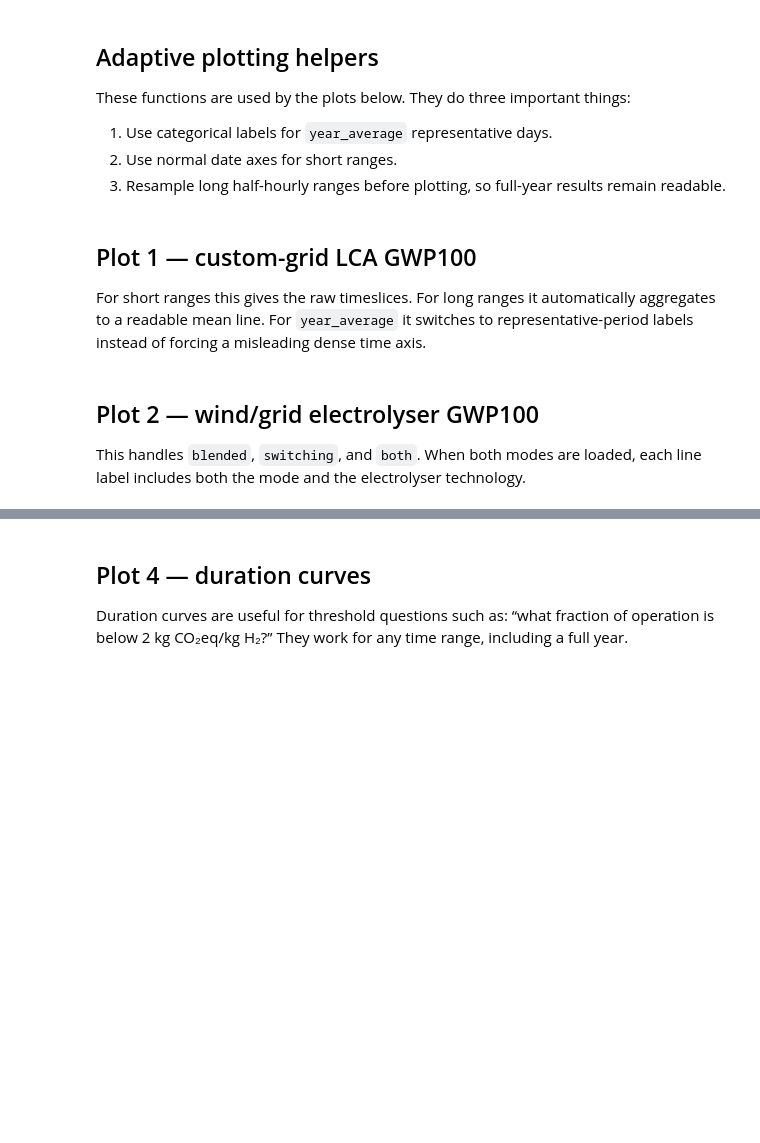
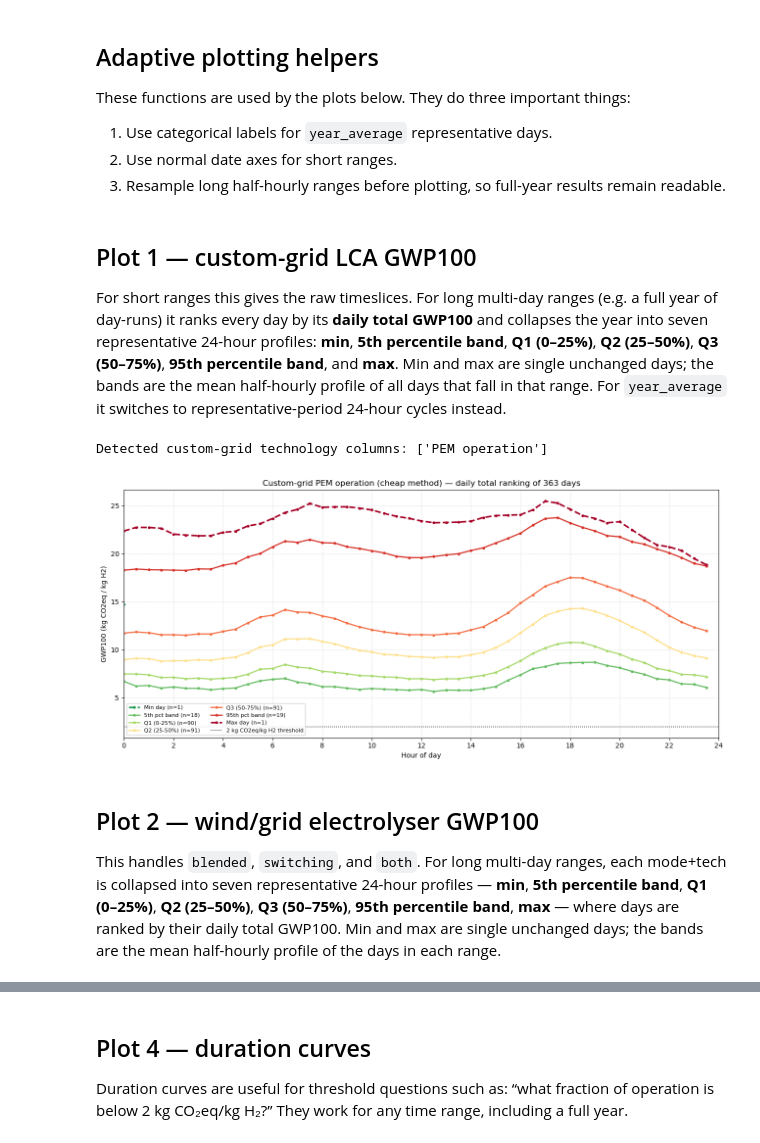
Before and after one commit to louis123sch/ukelectrolyserlca, a Jupyter notebook: 2.dashboard_lca_adaptive.ipynb, the cells around one changed output, grey strips where cells are left out. Saved outputs shown, nothing was run; the diff lists cells and outputs as text; code cells hidden in the pictures; blank space fills up the shorter version.

```diff
--- a/2.dashboard_lca_adaptive.ipynb
+++ b/2.dashboard_lca_adaptive.ipynb
@@ -142,7 +176,7 @@ def load_grid_results() -> tuple[Optional[pd.DataFrame], Optional[Path]]:
         return None, None
     df = read_csv_with_datetime(path)
     if "datetime" in df.columns:
-        df = df.sort_values("datetime").set_index("datetime", drop=False)
+        df = df.sort_values("datetime")
     return df, path
 
 
@@ -466,30 +730,71 @@ def duration_curve(series: pd.Series) -> tuple[np.ndarray, np.ndarray]:
 # %% [markdown]
 ## Plot 1 — custom-grid LCA GWP100
 
-For short ranges this gives the raw timeslices. For long ranges it automatically aggregates to a readable mean line. For `year_average` it switches to representative-period labels instead of forcing a misleading dense time axis.
+For short ranges this gives the raw timeslices. For long multi-day ranges (e.g. a full year of day-runs) it ranks every day by its **daily total GWP100** and collapses the year into seven representative 24-hour profiles: **min**, **5th percentile band**, **Q1 (0–25%)**, **Q2 (25–50%)**, **Q3 (50–75%)**, **95th percentile band**, and **max**. Min and max are single unchanged days; the bands are the mean half-hourly profile of all days that fall in that range. For `year_average` it switches to representative-period 24-hour cycles instead.
 # %%
 if grid_df_results is None or grid_df_results.empty:
     print("Skipping custom-grid plot — no results loaded.")
 else:
     tech_cols = grid_tech_columns(grid_df_results)
     secondary_col, secondary_ylabel = choose_secondary_grid_col(grid_df_results)
     print("Detected custom-grid technology columns:", tech_cols)
 
-    plot_adaptive_lines(
-        grid_df_results,
-        tech_cols,
-        title=f"Custom-grid hydrogen GWP100 ({cfg.METHOD_MODE} method)",
-        ylabel="GWP100 (kg CO2eq / kg H2)",
-        source="grid",
-        secondary_col=secondary_col,
-        secondary_ylabel=secondary_ylabel,
-        threshold_lines=GWP_THRESHOLDS,
-        figsize=(12, 5),
-    )
+    if is_year_average_like(grid_df_results, source="grid"):
+        # Annual mode: 24-hour cycles by representative period
+        plot_data = grid_df_results.copy()
+        if "REP_SEASON" in plot_data.columns and "REP_KIND" in plot_data.columns:
+            # Combine season + kind to get 12 unique groups (4 seasons × 3 kinds)
+            plot_data["rep_label"] = plot_data["REP_SEASON"] + " — " + plot_data["REP_KIND"]
+            group_col = "rep_label"
+        elif "REP_SEASON" in plot_data.columns:
+            group_col = "REP_SEASON"
+        else:
+            # Fallback: group by date extracted from datetime
+            plot_data["date_group"] = pd.to_datetime(plot_data["datetime"], errors="coerce").dt.date
+            group_col = "date_group"
+
+        # Extract year from data
+        year = pd.to_datetime(plot_data["datetime"], errors="coerce").dt.year.iloc[0] if len(plot_data) > 0 else ""
+
+        for tech in tech_cols:
+            plot_annual_24h_lines(
+                plot_data,
+                [tech],
+                group_col,
+                title=f"Custom-grid {tech} — 24-hour cycles ({year})",
+                ylabel="GWP100 (kg CO2eq / kg H2)",
+                figsize=(13, 6),
+            )
+    elif count_distinct_days(grid_df_results) >= MIN_DAYS_FOR_BASKETS:
+        # Many-day range: collapse the year into min / 5th / Q1 / Q2 / Q3 / 95th / max
+        # representative 24-hour profiles (days ranked by daily total GWP100).
+        for tech in tech_cols:
+            plot_daily_percentile_profiles(
+                grid_df_results,
+                tech,
+                title=f"Custom-grid {tech} ({cfg.METHOD_MODE} method)",
+                ylabel="GWP100 (kg CO2eq / kg H2)",
+            )
+    else:
+        # Short range: adaptive time-series plot
+        plot_adaptive_lines(
+            grid_df_results,
+            tech_cols,
+            title=f"Custom-grid hydrogen GWP100 ({cfg.METHOD_MODE} method)",
+            ylabel="GWP100 (kg CO2eq / kg H2)",
+            source="grid",
+            secondary_col=secondary_col,
+            secondary_ylabel=secondary_ylabel,
+            threshold_lines=GWP_THRESHOLDS,
+            figsize=(12, 5),
+        )
+# %% [output]
+Detected custom-grid technology columns: ['PEM operation']
+[figure, added]
 # %% [markdown]
 ## Plot 2 — wind/grid electrolyser GWP100
 
-This handles `blended`, `switching`, and `both`. When both modes are loaded, each line label includes both the mode and the electrolyser technology.
+This handles `blended`, `switching`, and `both`. For long multi-day ranges, each mode+tech is collapsed into seven representative 24-hour profiles — **min**, **5th percentile band**, **Q1 (0–25%)**, **Q2 (25–50%)**, **Q3 (50–75%)**, **95th percentile band**, **max** — where days are ranked by their daily total GWP100. Min and max are single unchanged days; the bands are the mean half-hourly profile of the days in each range.
 # %%
 def plot_wind_gwp_adaptive(wind_df: Optional[pd.DataFrame]):
     if wind_df is None or wind_df.empty:
```
Also changed, not shown: parts of 15 cells of this notebook, 11 other files.
